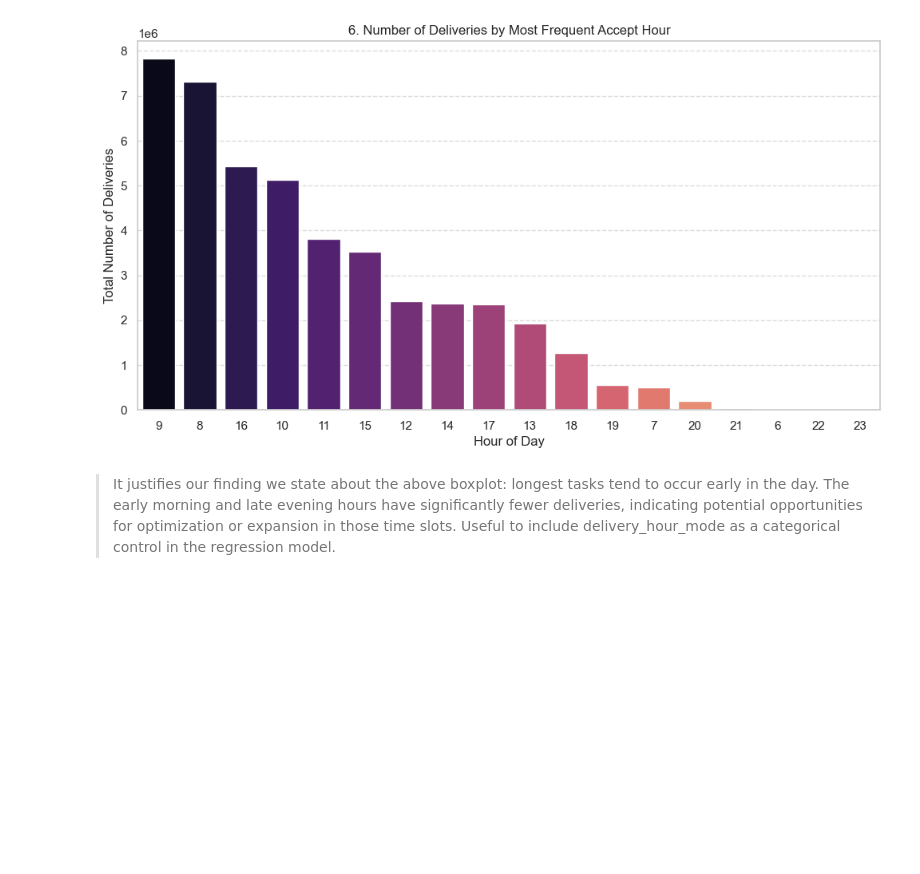
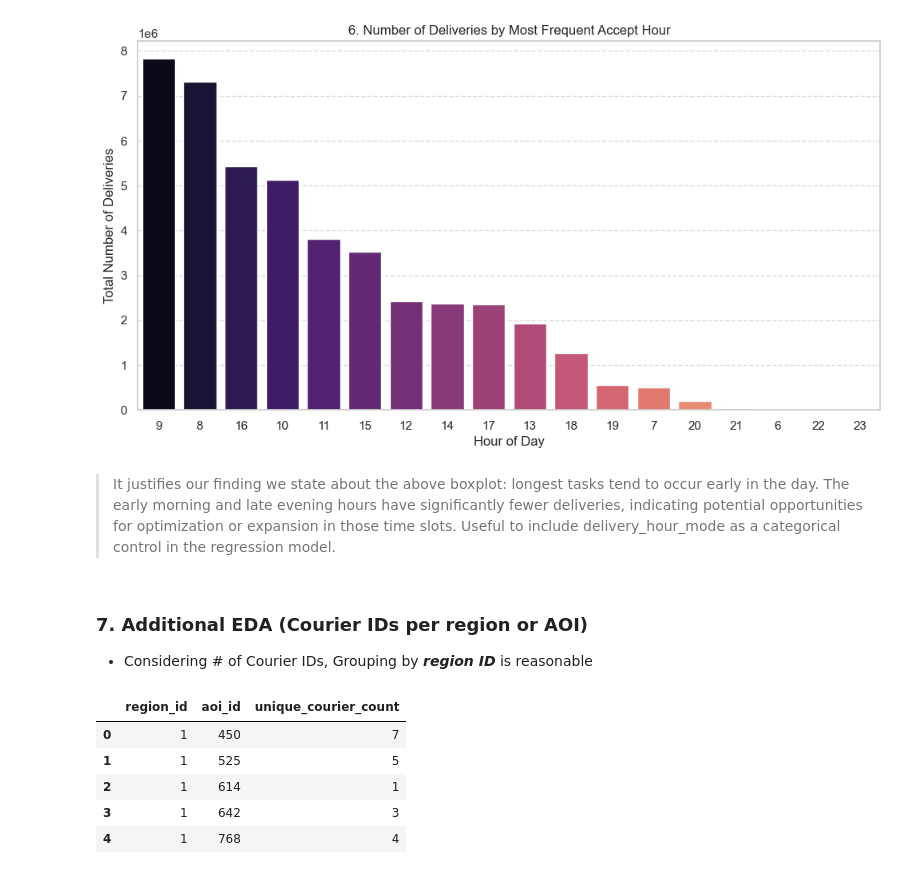
Before and after one commit to ISL-0111/IDS701_Team_Project, a Jupyter notebook: EDA.ipynb, the cells around one changed output. Saved outputs shown, nothing was run; the diff lists cells and outputs as text; code cells hidden in the pictures; blank space fills up the shorter version.

Commit message:
CourierID_counter_added_EDA

```diff
--- a/EDA.ipynb
+++ b/EDA.ipynb
@@ -512,3 +512,20 @@ Passing `palette` without assigning `hue` is deprecated and will be removed in v
 > It justifies our finding we state about the above boxplot: longest tasks tend to occur early in the day.  The early morning and late evening hours have significantly fewer deliveries, indicating potential opportunities for optimization or expansion in those time slots. Useful to include delivery_hour_mode as a categorical control in the regression model.
 # %%
 df_filtered.to_parquet(r"data_after_merging_and_eda_not_filtered.parquet")
+# %% [markdown]
+### 7. Additional EDA (Courier IDs per region or AOI)
+- Considering # of Courier IDs, Grouping by ***region ID*** is reasonable
+# %%
+# Count unique courier IDs per region and AOI
+courier_counts = df.groupby(["region_id", "aoi_id"])["courier_id"].nunique().reset_index()
+
+courier_counts.rename(columns={"courier_id": "unique_courier_count"}, inplace=True)
+
+courier_counts.head()
+# %% [output]
+|  | region_id | aoi_id | unique_courier_count |
+| 0 | 1 | 450 | 7 |
+| 1 | 1 | 525 | 5 |
+| 2 | 1 | 614 | 1 |
+| 3 | 1 | 642 | 3 |
+| 4 | 1 | 768 | 4 |
```
Also changed, not shown: parts of 8 cells of this notebook, 2 other files.
